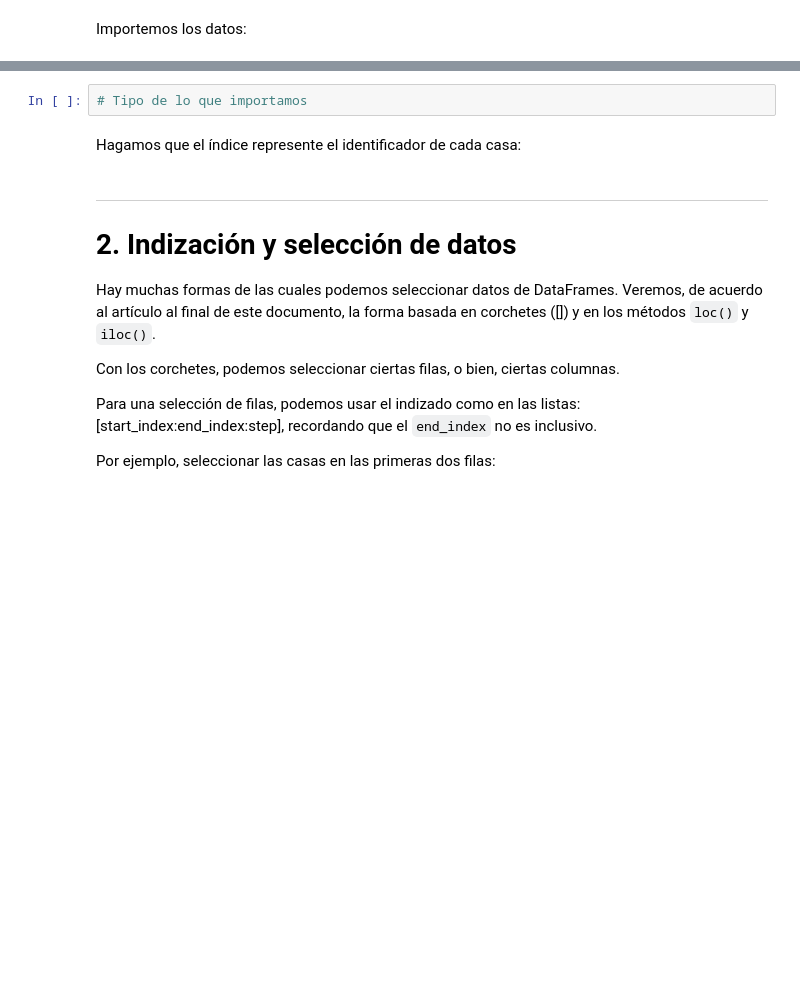
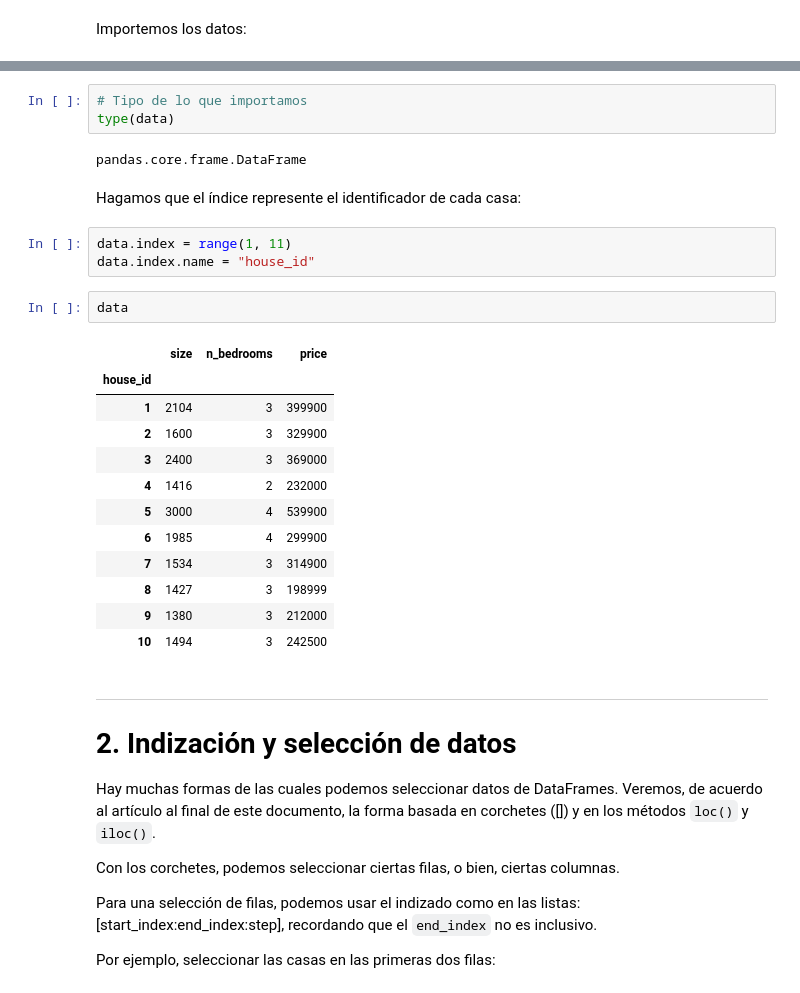
Before and after one commit to esjimenezro/pda_course, a Jupyter notebook: Sesion1/2pandas.ipynb, the cells around one changed output, grey strips where cells are left out. Drawn from its saved outputs; the diff is of its cells as text; blank space fills up the shorter version.

```diff
--- a/Sesion1/2pandas.ipynb
+++ b/Sesion1/2pandas.ipynb
@@ -63,7 +97,28 @@ Importemos los datos:
 # %%
 # Tipo de lo que importamos
+type(data)
+# %% [output]
+pandas.core.frame.DataFrame
 # %% [markdown]
 Hagamos que el índice represente el identificador de cada casa:
+# %%
+data.index = range(1, 11)
+data.index.name = "house_id"
+# %%
+data
+# %% [output]
+|  | size | n_bedrooms | price |
+| house_id |  |  |  |
+| 1 | 2104 | 3 | 399900 |
+| 2 | 1600 | 3 | 329900 |
+| 3 | 2400 | 3 | 369000 |
+| 4 | 1416 | 2 | 232000 |
+| 5 | 3000 | 4 | 539900 |
+| 6 | 1985 | 4 | 299900 |
+| 7 | 1534 | 3 | 314900 |
+| 8 | 1427 | 3 | 198999 |
+| 9 | 1380 | 3 | 212000 |
+| 10 | 1494 | 3 | 242500 |
 # %% [markdown]
 ___
 # 2. Indización y selección de datos
```
Also changed, not shown: parts of 34 cells of this notebook, 1 other file.
